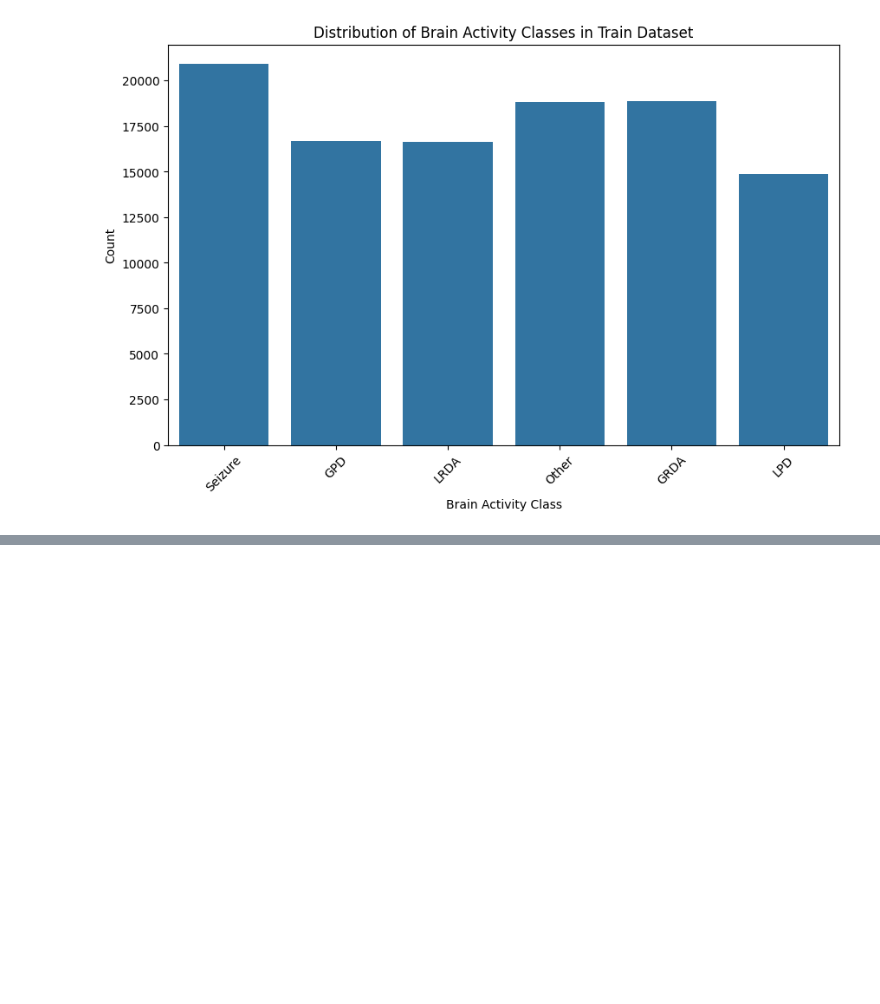
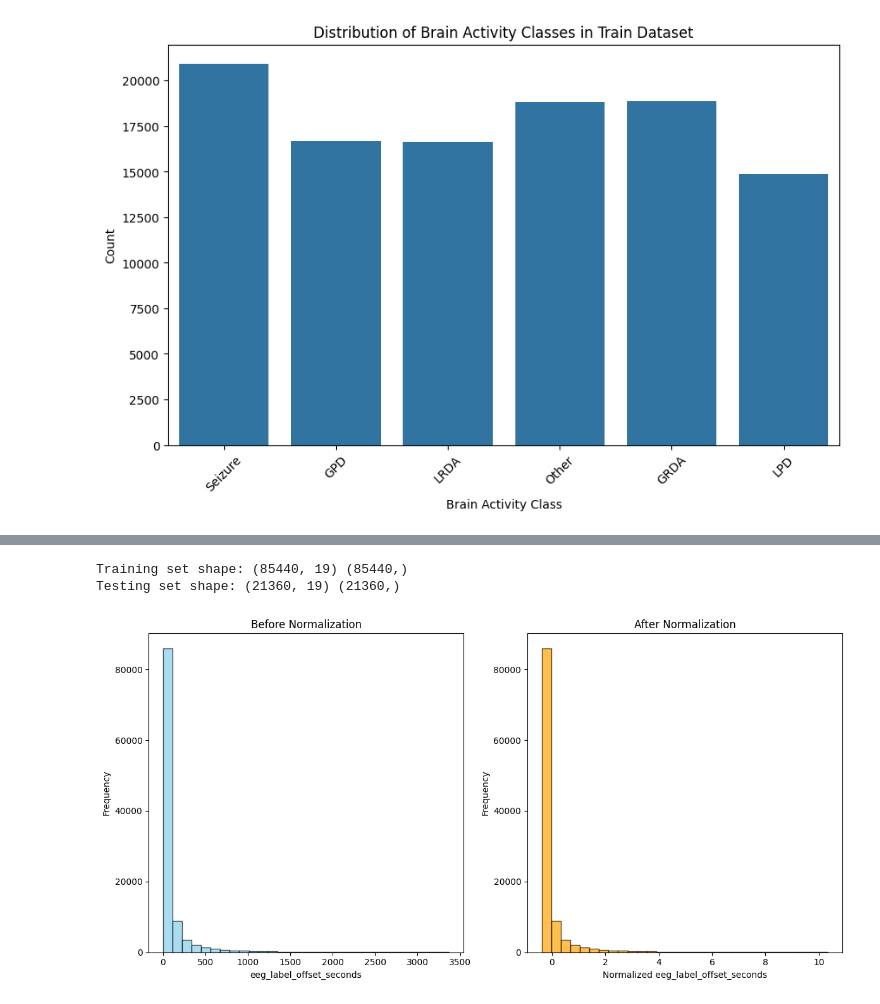
Before and after one commit to miatsivitse/Harmful-Brain-Activity-Classification, a Jupyter notebook: HBA_DataExploration.ipynb, the cells around one changed output, grey strips where cells are left out. Cells and saved outputs as stored; diff of their text form; code cells hidden in the pictures; blank space fills up the shorter version.

Commit message:
Encoding, Normalization, Visualizations, Data Partitioning

```diff
--- a/HBA_DataExploration.ipynb
+++ b/HBA_DataExploration.ipynb
@@ -79,0 +110,42 @@ plt.show()
+# %%
+##Normalization and Split Data
+
+#Normalizing
+scaler = StandardScaler()
+numerical_features = ['eeg_label_offset_seconds', 'spectrogram_label_offset_seconds', 'seizure_vote', 'lpd_vote', 'gpd_vote', 'lrda_vote', 'grda_vote', 'other_vote']
+train_data_encoded[numerical_features] = scaler.fit_transform(train_data_encoded[numerical_features])
+
+#Splitting data for training and testing (80% train, 20% test)
+X = train_data_encoded.drop(columns=['label_id'])  # Features
+y = train_data_encoded['label_id']  # Target variable
+X_train, X_test, y_train, y_test = train_test_split(X, y, test_size=0.2, random_state=42)
+
+#Print
+print("Training set shape:", X_train.shape, y_train.shape)
+print("Testing set shape:", X_test.shape, y_test.shape)
+# %% [output]
+Training set shape: (85440, 19) (85440,)
+Testing set shape: (21360, 19) (21360,)
+# %%
+##Normalization plots
+
+plt.figure(figsize=(12, 6))
+
+#Before normalization
+plt.subplot(1, 2, 1)
+plt.hist(train_data['eeg_label_offset_seconds'], bins=30, color='skyblue', edgecolor='black', alpha=0.7)
+plt.title('Before Normalization')
+plt.xlabel('eeg_label_offset_seconds')
+plt.ylabel('Frequency')
+
+#After normalization
+plt.subplot(1, 2, 2)
+plt.hist(train_data_encoded['eeg_label_offset_seconds'], bins=30, color='orange', edgecolor='black', alpha=0.7)
+plt.title('After Normalization')
+plt.xlabel('Normalized eeg_label_offset_seconds')
+plt.ylabel('Frequency')
+
+plt.tight_layout()
+plt.show()
+# %% [output]
+[figure, added]
```
Also changed, not shown: parts of 6 cells of this notebook.
